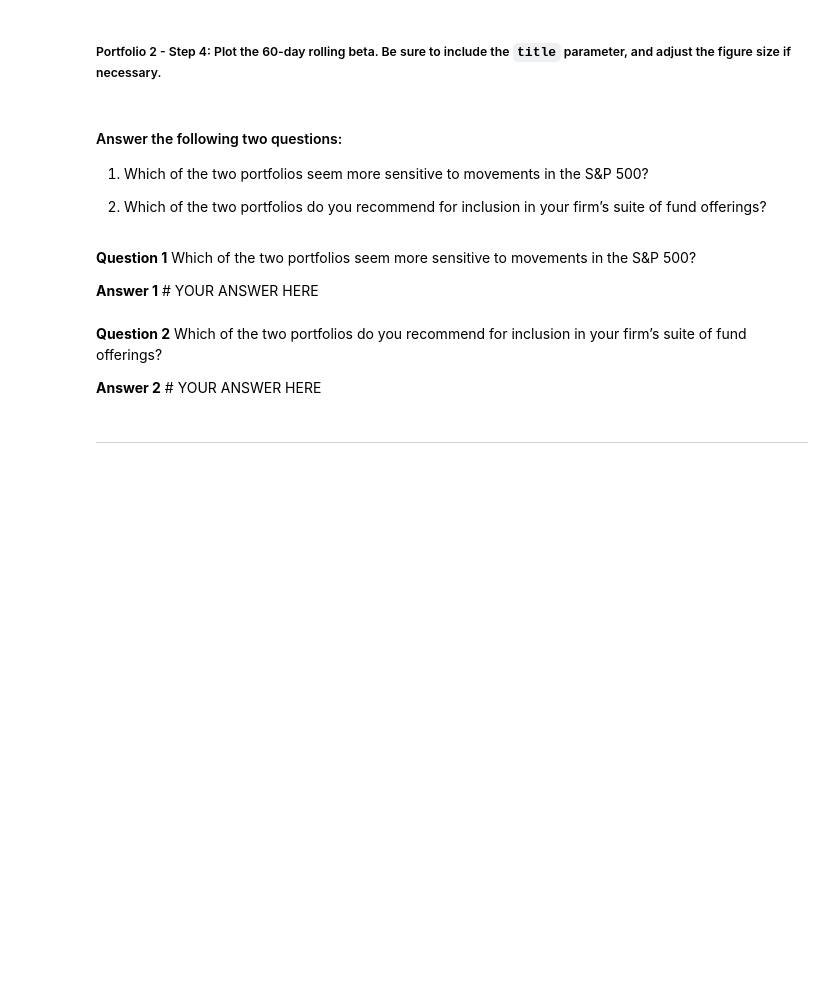
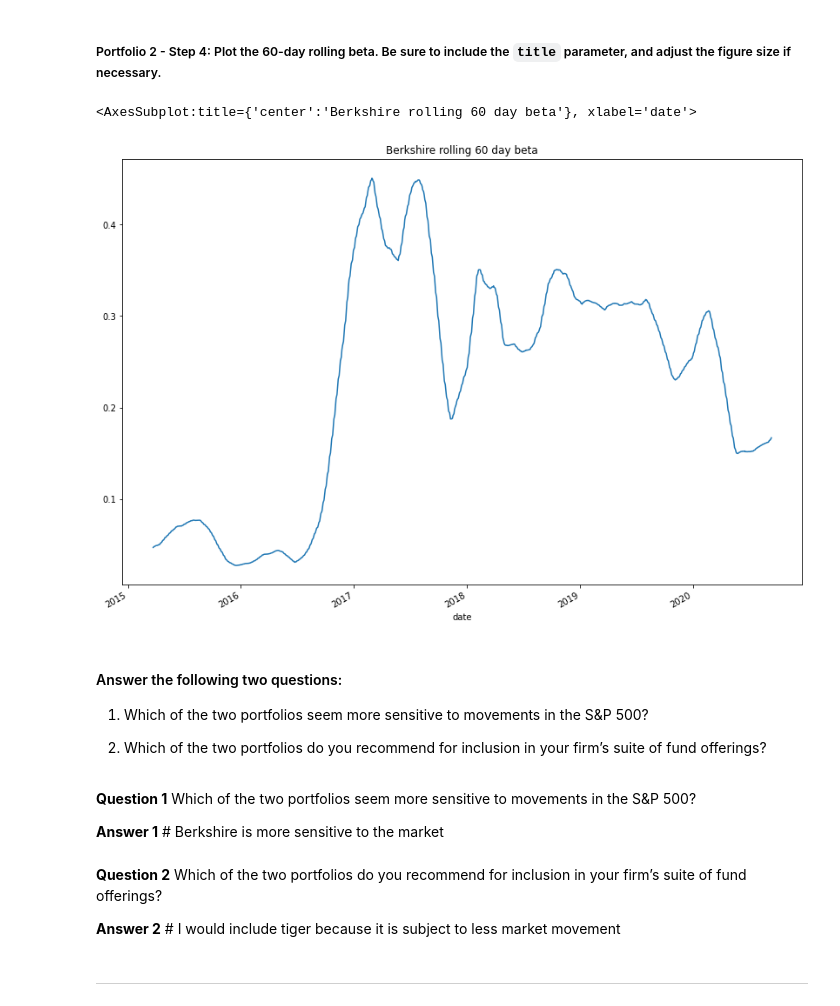
Before and after one commit to jblidell/Challenge_4, a Jupyter notebook: Starter_Code/risk_return_analysis.ipynb, the cells around one changed output. Cells and saved outputs as stored; diff of their text form; code cells hidden in the pictures; blank space fills up the shorter version.

```diff
--- a/Starter_Code/risk_return_analysis.ipynb
+++ b/Starter_Code/risk_return_analysis.ipynb
@@ -422,4 +465,5 @@ Your analysis is nearing completion. Now, you need to evaluate how the portfolio
 # %%
 # Calculate the covariance using a 60-day rolling window
 # Review the last five rows of the covariance data
-# YOUR CODE HERE
+berk_cov = whale_df_daily['BERKSHIRE HATHAWAY INC'].rolling(window=60).cov(sp500_df)
+berk_cov.tail()
@@ -428,4 +480,5 @@ Your analysis is nearing completion. Now, you need to evaluate how the portfolio
 # %%
 # Calculate the beta based on the 60-day rolling covariance compared to the market (S&P 500)
 # Review the last five rows of the beta information
-# YOUR CODE HERE
+berk_beta = berk_cov / whale_df_daily["S&P 500"].rolling(window=60).var()
+berk_beta.tail()
@@ -433,4 +494,5 @@ Your analysis is nearing completion. Now, you need to evaluate how the portfolio
 ##### Portfolio 2 - Step 3: Use the Pandas `mean` function to calculate the average value of the 60-day rolling beta of the portfolio.
 # %%
 # Calculate the average of the 60-day rolling beta
-# YOUR CODE HERE
+berk_beta_60 = berk_beta.rolling(window=60).mean()
+berk_beta_60.tail()
@@ -439,7 +509,10 @@ Your analysis is nearing completion. Now, you need to evaluate how the portfolio
 # %%
 # Plot the rolling beta
 # Include a title parameter and adjust the figure size
-# YOUR CODE HERE
+berk_beta_60.plot(figsize=(14,10), title="Berkshire rolling 60 day beta")
+# %% [output]
+<AxesSubplot:title={'center':'Berkshire rolling 60 day beta'}, xlabel='date'>
+[figure, added]
 # %% [markdown]
 #### Answer the following two questions:
 
@@ -449,10 +522,10 @@ Your analysis is nearing completion. Now, you need to evaluate how the portfolio
 # %% [markdown]
 **Question 1** Which of the two portfolios seem more sensitive to movements in the S&P 500?
 
-**Answer 1** # YOUR ANSWER HERE
+**Answer 1** # Berkshire is more sensitive to the market
 # %% [markdown]
 **Question 2** Which of the two portfolios do you recommend for inclusion in your firm’s suite of fund offerings?
 
-**Answer 2** # YOUR ANSWER HERE
+**Answer 2** # I would include tiger because it is subject to less market movement
 # %% [markdown]
 ---
```
Also changed, not shown: parts of 9 cells of this notebook.
